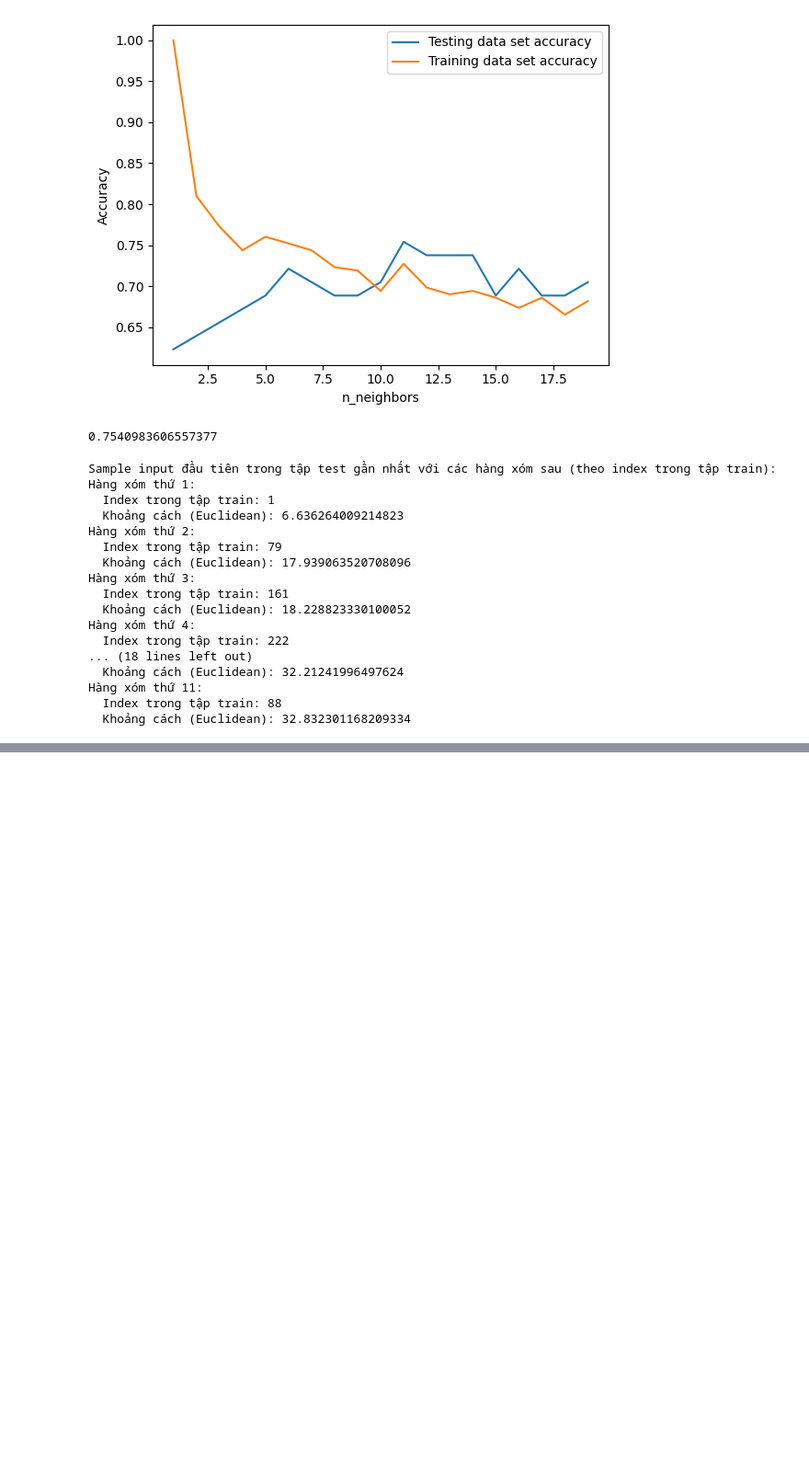
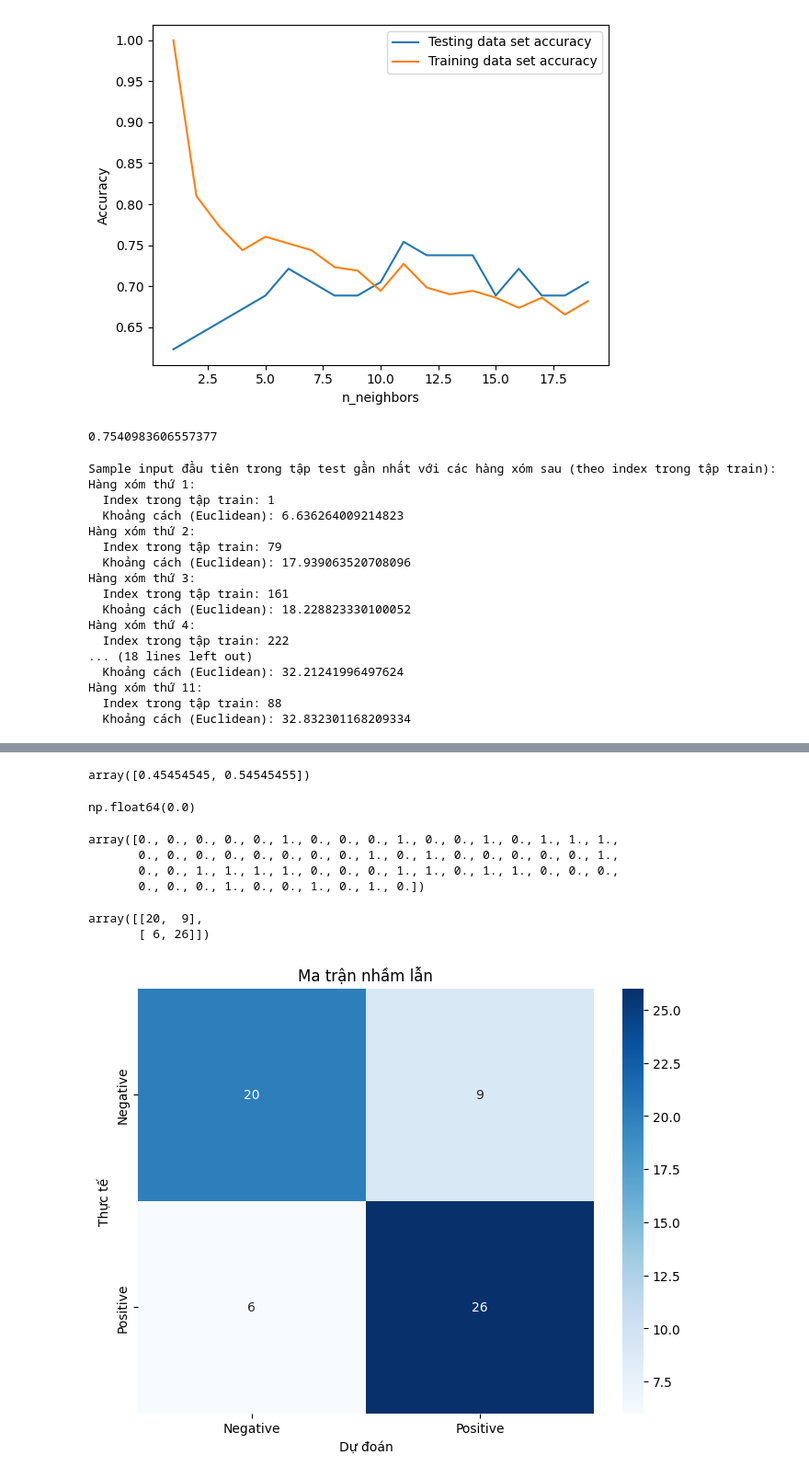
Before and after one commit to bloghaynhat/nmptdlai, a Jupyter notebook: TH05/btapheart.ipynb, the cells around one changed output, grey strips where cells are left out. Shown at 92% size. Cells and saved outputs as stored; diff of their text form; code cells hidden in the pictures; blank space fills up the shorter version.

```diff
--- a/TH05/btapheart.ipynb
+++ b/TH05/btapheart.ipynb
@@ -196,0 +252,56 @@ for i, (n)
+# %%
+# 11. Cho biết mẫu input thứ hai trong tập test khi qua mô hình dự báo sẽ cho xác xuất dự báo
+# nhãn nào cao hơn và giá trị là bao nhiêu, còn nhãn thấp là nhãn nào có xác suất bao nhiêu
+
+y_test_predicted[1]
+
+# Dựa vào classes_, ta thấy được nhãn 1 cao hơn với 0.55 và nhãn 0 thấp hơn với 0.45
+# %% [output]
+array([0.45454545, 0.54545455])
+# %%
+# 12. Liệt kê danh sách các nhãn dự báo thông qua mô hình của các mẫu dữ liệu input trong tập
+# test. Hãy cho biết kết quả dự báo của mẫu input thứ 5 trong tập test sẽ được dự báo là bao
+# nhiêu?
+
+y_test_predicted = knn.predict(X_test)
+y_test_predicted[4]
+
+#Kết quả input của mẫu dự báo thứ 5 là 0
+# %% [output]
+np.float64(0.0)
+# %%
+# 13. Hãy cho biết nếu điều chỉnh ngưỡng xác suất (threshold) đưa ra quyết định là 0.65 thì kết
+# quả dự báo của mẫu input số hai và mẫu số năm và mẫu số sáu là bao nhiêu
+
+y_pred_test_65 = (knn.predict_proba(X_test)[:,1] >= 0.65).astype(float)
+
+y_pred_test_65
+# %% [output]
+array([0., 0., 0., 0., 0., 1., 0., 0., 0., 1., 0., 0., 1., 0., 1., 1., 1.,
+       0., 0., 0., 0., 0., 0., 0., 0., 1., 0., 1., 0., 0., 0., 0., 0., 1.,
+       0., 0., 1., 1., 1., 1., 0., 0., 0., 1., 1., 0., 1., 1., 0., 0., 0.,
+       0., 0., 0., 1., 0., 0., 1., 0., 1., 0.])
+# %%
+# 14. Hãy đánh giá mô hình trên tập test qua Confussion – Matrix
+
+from sklearn.metrics import confusion_matrix
+cfmx = confusion_matrix(Y_test, y_test_predicted)
+cfmx
+# %% [output]
+array([[20,  9],
+       [ 6, 26]])
+# %%
+# Đánh giá
+# Vẽ ma trận nhầm lẫn
+plt.figure(figsize=(8, 6))
+sns.heatmap(cfmx, annot=True, fmt='d', cmap='Blues',
+            xticklabels=['Negative', 'Positive'],
+            yticklabels=['Negative', 'Positive'])
+plt.xlabel('Dự đoán')
+plt.ylabel('Thực tế')
+plt.title('Ma trận nhầm lẫn')
+plt.show()
+
+# Ta thấy được mô hình đã đánh giá đúng 20 mẫu 0 và 26 mẫu 1
+# %% [output]
+[figure, added]
```
Also changed, not shown: parts of 10 cells of this notebook, 1 other file.
